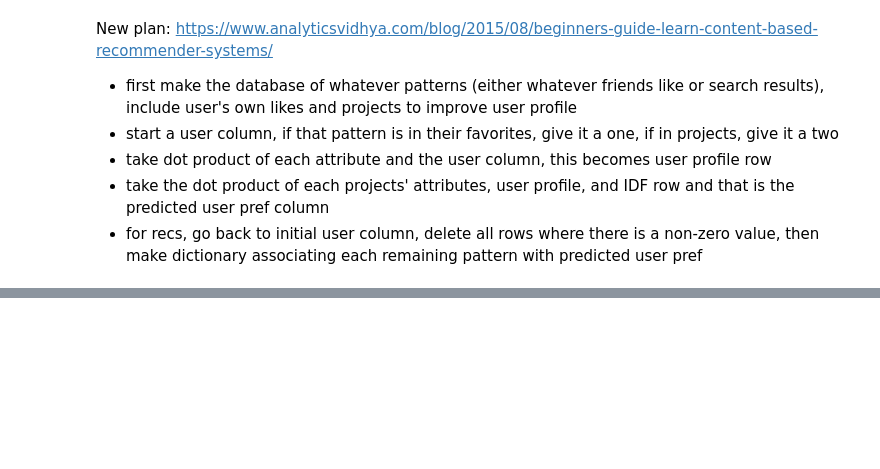
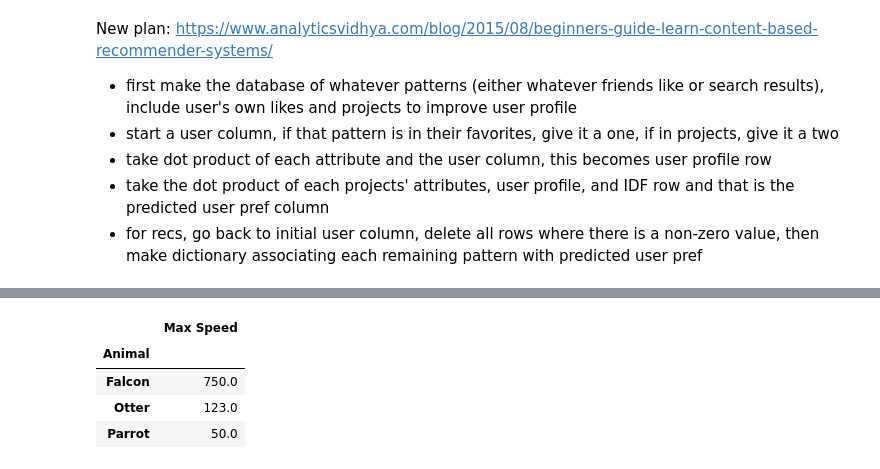
Before and after one commit to k-christensen/Ravelry, a Jupyter notebook: Ravelry_exp.ipynb, the cells around one changed output, grey strips where cells are left out. Cells and saved outputs as stored; diff of their text form; code cells hidden in the pictures; blank space fills up the shorter version.

```diff
--- a/Ravelry_exp.ipynb
+++ b/Ravelry_exp.ipynb
@@ -763,0 +814,8 @@ https://www.analyticsvidhya.com/blog/2015/08/beginners-guide-learn-content-based
+# %%
+df.groupby(['Animal']).sum()
+# %% [output]
+|  | Max Speed |
+| Animal |  |
+| Falcon | 750.0 |
+| Otter | 123.0 |
+| Parrot | 50.0 |
```
Also changed, not shown: parts of 12 cells of this notebook.
